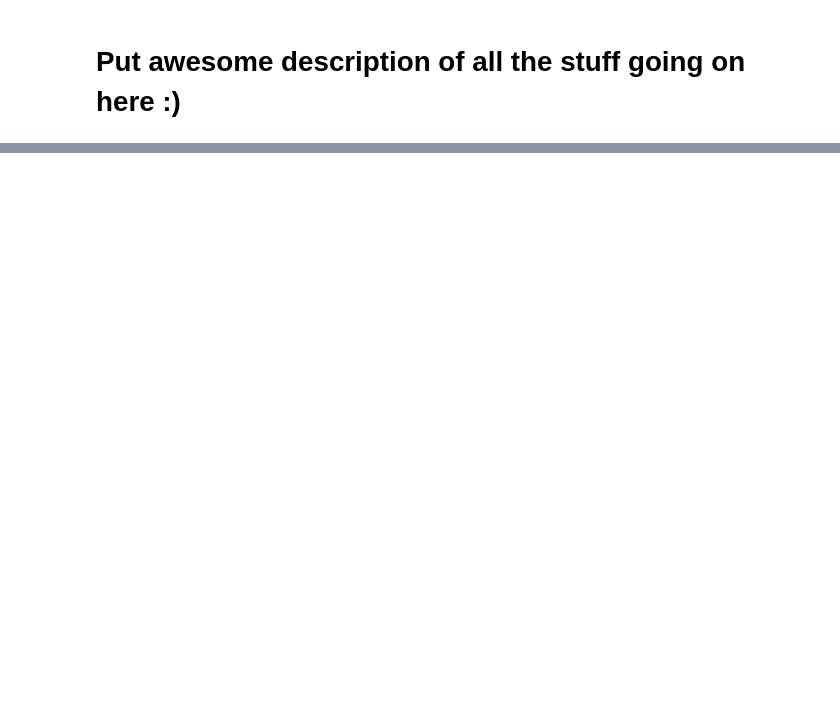
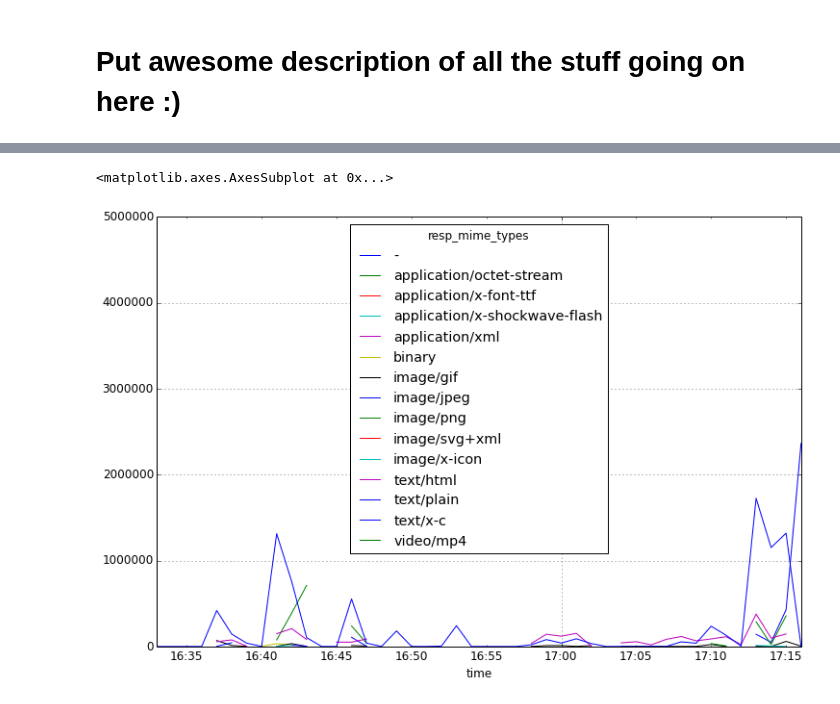
Before and after one commit to ollie314/workbench, a Jupyter notebook: notebooks/Network_Stream.ipynb, the cells around one changed output, grey strips where cells are left out. Saved outputs shown, nothing was run; the diff lists cells and outputs as text; code cells hidden in the pictures; blank space fills up the shorter version.

```diff
--- a/notebooks/Network_Stream.ipynb
+++ b/notebooks/Network_Stream.ipynb
@@ -161,3 +189,7 @@ dataframes['weird_log'].head(20)
 <div style="margin: 0px 30px 0px 0px"><img src="files/images/home_network.png" width="900px"></div>
 # %% [markdown]
 # Put awesome description of all the stuff going on here :)
+# %%
+# Convert the 'ts' field to an official datetime object
+dataframes['http_log']['time'] = pd.to_datetime(dataframes['http_log']['ts'],unit='s')
+dataframes['http_log']['time'].head()
@@ -163,0 +203,8 @@ dataframes['weird_log'].head(20)
+# %%
+# Explore pivoting and resampling
+response_bytes = dataframes['http_log'][['time','resp_mime_types','response_body_len']]
+response_bytes['response_body_len'] = response_bytes['response_body_len'].astype(int)
+print response_bytes.head()
+pivot = pd.pivot_table(response_bytes, rows='time', values='response_body_len', cols=['resp_mime_types'], aggfunc=sum)
+sampled_bytes = pivot.resample('1Min', how='sum')
+sampled_bytes.head()
@@ -163,0 +228,12 @@ dataframes['weird_log'].head(20)
+# %%
+# Plotting defaults
+import matplotlib.pyplot as plt
+%matplotlib inline
+plt.rcParams['font.size'] = 12.0
+plt.rcParams['figure.figsize'] = 12.0, 8.0
+# %%
+# Let plot it!
+sampled_bytes.plot()
+# %% [output]
+<matplotlib.axes.AxesSubplot at 0x...>
+[figure, added]
```
Also changed, not shown: parts of 9 cells of this notebook.
